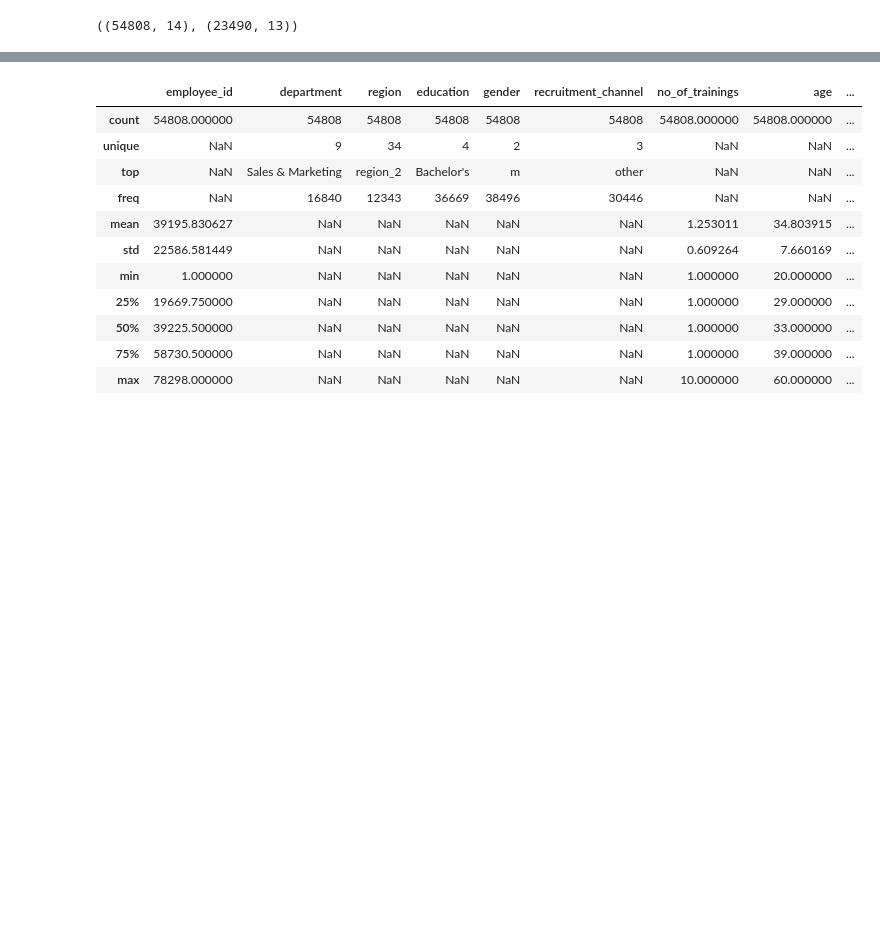
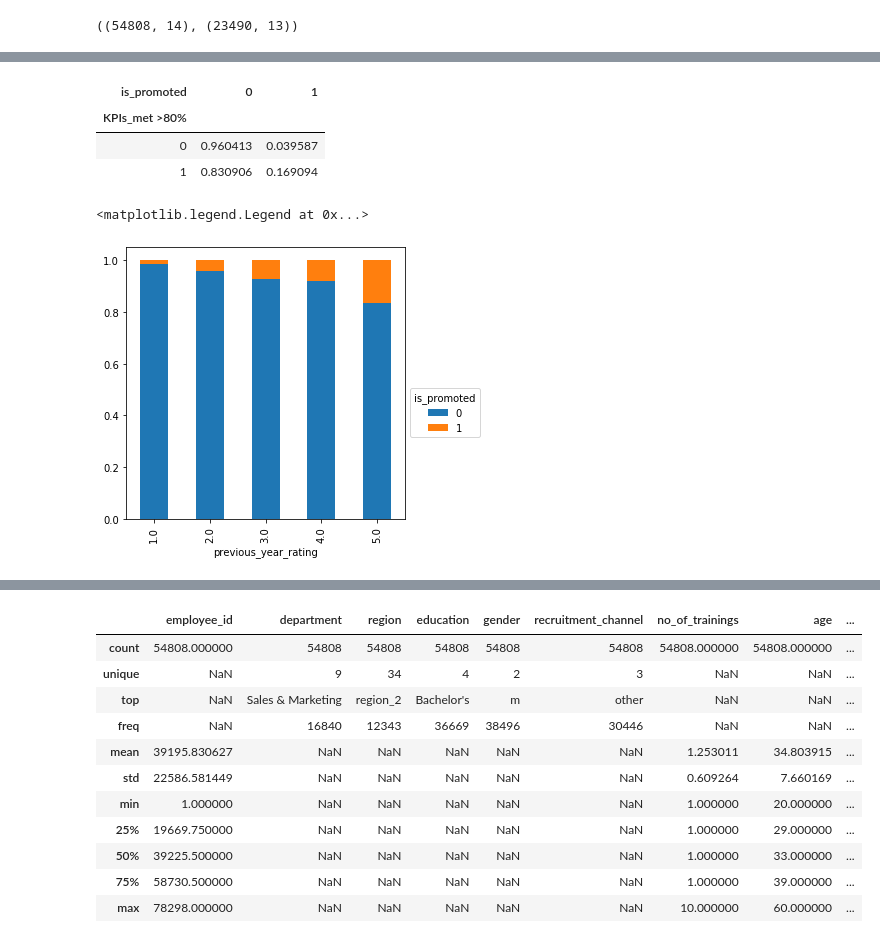
Before and after one commit to Ayush-08/Makeathon3077, a Jupyter notebook: nmodel.ipynb, the cells around one changed output, grey strips where cells are left out. Cells and saved outputs as stored; diff of their text form; code cells hidden in the pictures; blank space fills up the shorter version.

```diff
--- a/nmodel.ipynb
+++ b/nmodel.ipynb
@@ -95,0 +138,16 @@ memory usage: 5.9+ MB
+# %%
+pd.crosstab(train['KPIs_met >80%'],train.is_promoted,normalize='index')
+##people who satisfied KPI condition were promoted in far higher numbers
+# %% [output]
+| is_promoted | 0 | 1 |
+| KPIs_met >80% |  |  |
+| 0 | 0.960413 | 0.039587 |
+| 1 | 0.830906 | 0.169094 |
+# %%
+rating = pd.crosstab(train.previous_year_rating,train.is_promoted,normalize='index')
+rating.plot.bar(stacked=True)
+plt.legend(title='is_promoted',loc='upper left',bbox_to_anchor=(1, 0.5))
+##Obviously, people who got higher prev yr ratings were easily promoted
+# %% [output]
+<matplotlib.legend.Legend at 0x...>
+[figure, added]
```
Also changed, not shown: parts of 10 cells of this notebook.
